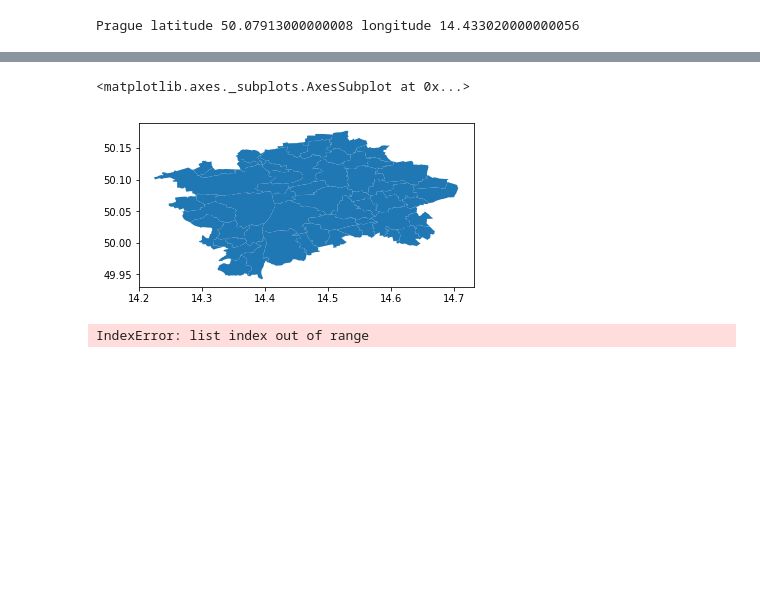
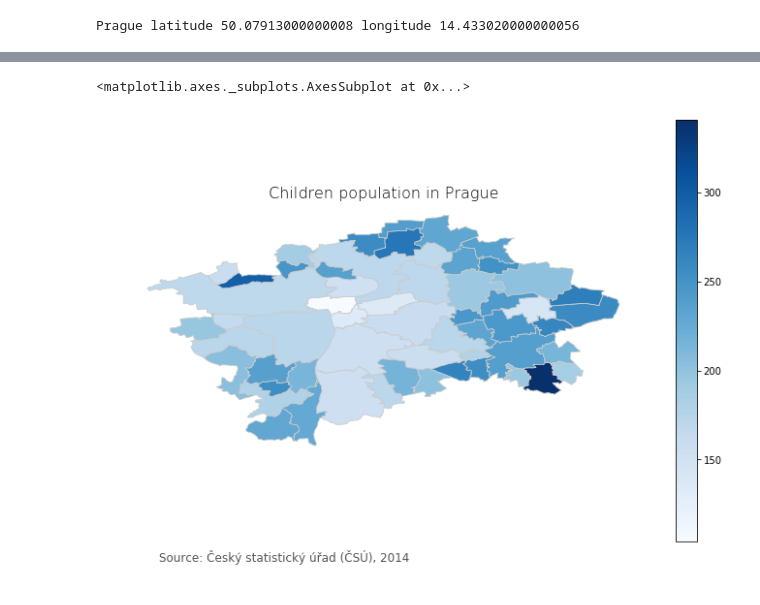
Before and after one commit to tonnyeremin/Urban-Data-Science, a Jupyter notebook: Walking Accessibility.ipynb, the cells around one changed output, grey strips where cells are left out. Cells and saved outputs as stored; diff of their text form; code cells hidden in the pictures; blank space fills up the shorter version.

```diff
--- a/Walking Accessibility.ipynb
+++ b/Walking Accessibility.ipynb
@@ -278,19 +264,19 @@ gdf.head()
-# %%
-gdf.plot()
-# %% [output]
-<matplotlib.axes._subplots.AxesSubplot at 0x...>
-[figure, removed]
-# %%
-prague_map.choropleth(
-    geo_data=gdf.geometry,
-    name='Total',
-    data=gdf,
-    columns=['Total'],
-    fill_color='YlGn',
-    legend_name='population'
-)
-# %% [output]
-IndexError: list index out of range
+# %%
+variable = 'Kids_per_1000'
+vmin = round(gdf['Kids_per_1000'].min())
+vmax = round(gdf['Kids_per_1000'].max())
+fig, ax = plt.subplots(1, figsize=(12, 8))
+
+ax.axis('off')
+ax.set_title('Children population in Prague', fontdict={'fontsize': '16', 'fontweight' : '3'})
+ax.annotate('Source: Český statistický úřad (ČSÚ), 2014',xy=(0.1, .08),  xycoords='figure fraction', horizontalalignment='left', verticalalignment='top', fontsize=12, color='#555555')
+sm = plt.cm.ScalarMappable(cmap='Blues', norm=plt.Normalize(vmin=vmin, vmax=vmax))
+sm._A = []
+cbar = fig.colorbar(sm)
+gdf.plot(column=variable, cmap='Blues', linewidth=0.8, ax=ax, edgecolor='0.8')
+# %% [output]
+<matplotlib.axes._subplots.AxesSubplot at 0x...>
+[figure, added]
 # %%
 map_p = ox.graph_from_address('Prague',network_type='walk', simplify=True)
 ox.plot_graph(map_p)
```
Also changed, not shown: parts of 16 cells of this notebook.
